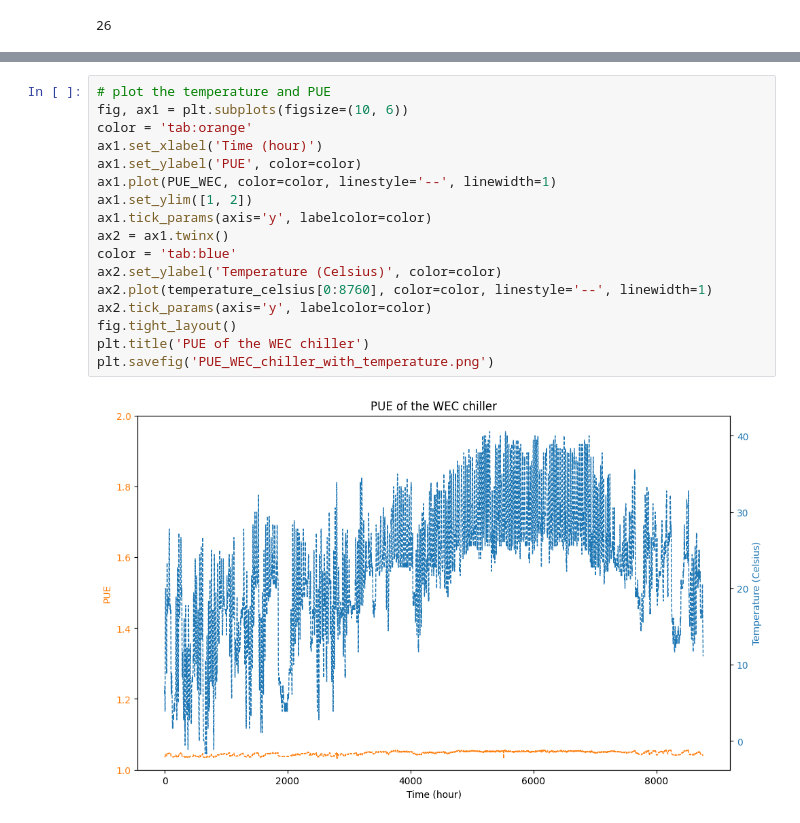
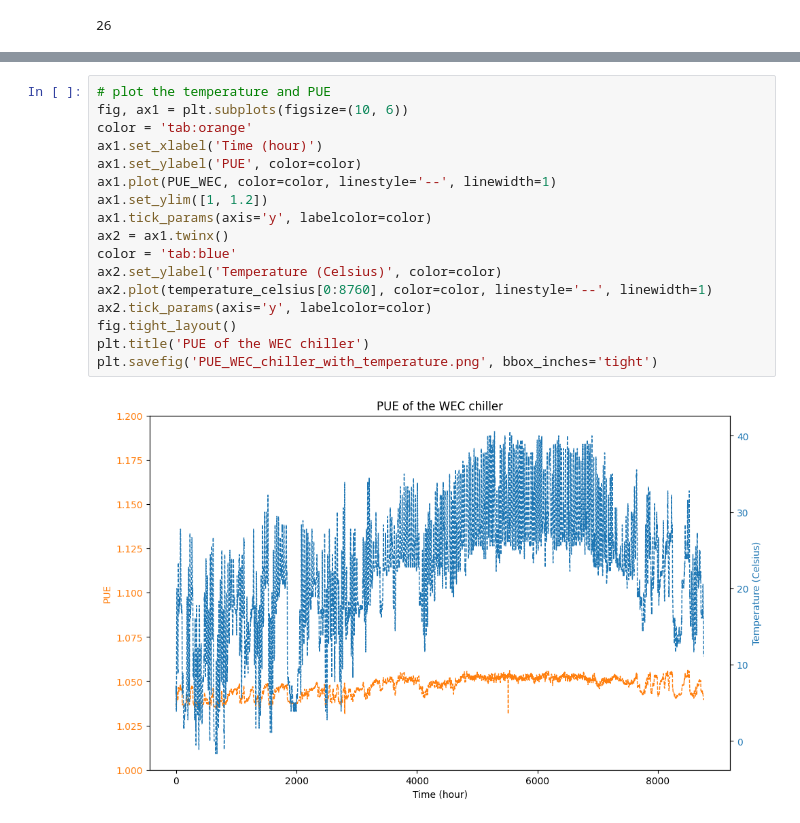
Before and after one commit to yifueve/Data-center-PUE-prediction-tool, a Jupyter notebook: Predict_PUE.ipynb, the cells around one changed output, grey strips where cells are left out. Saved outputs shown, nothing was run; the diff lists cells and outputs as text.

```diff
--- a/Predict_PUE.ipynb
+++ b/Predict_PUE.ipynb
@@ -147,19 +146,19 @@ for i in range(simulation_legenth):
 # %%
 # plot the temperature and PUE
 fig, ax1 = plt.subplots(figsize=(10, 6))
 color = 'tab:orange'
 ax1.set_xlabel('Time (hour)')
 ax1.set_ylabel('PUE', color=color)
 ax1.plot(PUE_WEC, color=color, linestyle='--', linewidth=1)
-ax1.set_ylim([1, 2])
+ax1.set_ylim([1, 1.2])
 ax1.tick_params(axis='y', labelcolor=color)
 ax2 = ax1.twinx()
 color = 'tab:blue'
 ax2.set_ylabel('Temperature (Celsius)', color=color)
 ax2.plot(temperature_celsius[0:8760], color=color, linestyle='--', linewidth=1)
 ax2.tick_params(axis='y', labelcolor=color)
 fig.tight_layout()
 plt.title('PUE of the WEC chiller')
-plt.savefig('PUE_WEC_chiller_with_temperature.png')
+plt.savefig('PUE_WEC_chiller_with_temperature.png', bbox_inches='tight')
 # %% [output]
-[figure, old version]
+[figure, new version]
```
Also changed, not shown: parts of 5 cells of this notebook.
